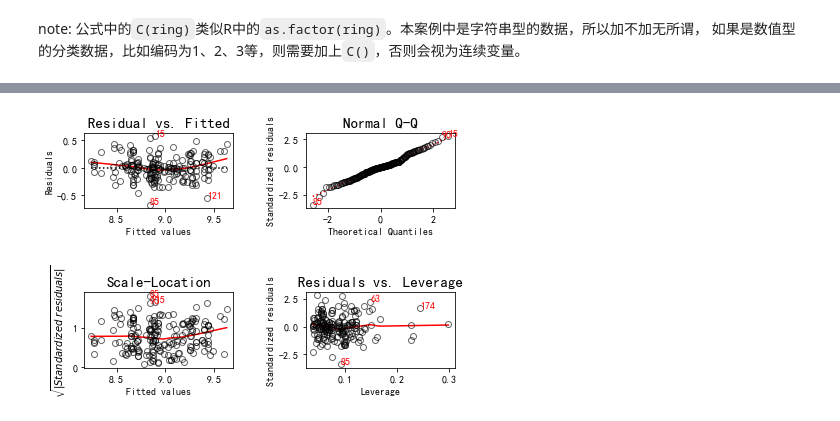
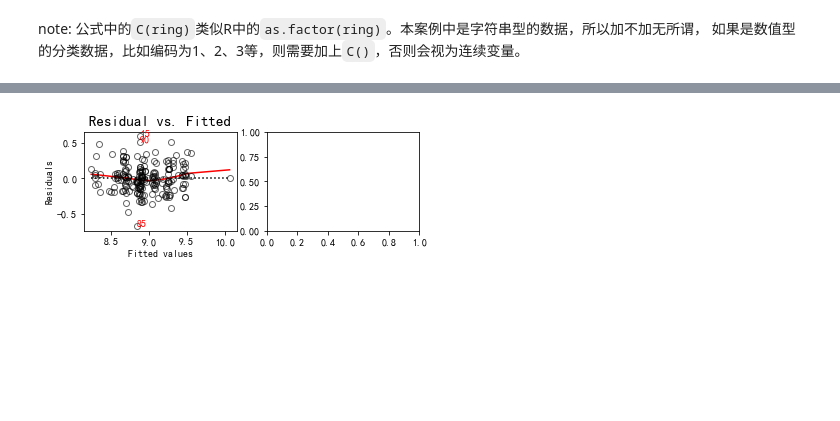
Before and after one commit to git-wy/SimplePython, a Jupyter notebook: Chapter 1 从R到Python/CH 1_2 方差分析/CH 1_2 code.ipynb, the cells around one changed output, grey strips where cells are left out. Cells and saved outputs as stored; diff of their text form; code cells hidden in the pictures; blank space fills up the shorter version.

```diff
--- a/Chapter 1 从R到Python/CH 1_2 方差分析/CH 1_2 code.ipynb
+++ b/Chapter 1 从R到Python/CH 1_2 方差分析/CH 1_2 code.ipynb
@@ -170,10 +170,10 @@ group1 group2 meandiff  lower   upper  reject
 # %%
 # 多因素方差分析 （书里太啰嗦啦，直接多因素，就包括了单因素、双因素和交互作用啦）
 
-anova_2 = smf.ols('log_price ~ C(dis)+C(ring) + C(wuye) + C(fitment) +'
+anova2 = smf.ols('log_price ~ C(dis)*C(ring) + C(wuye) + C(fitment) +'
                   'C(contype)', data=data_real).fit()
 
 # 没错！看到了熟悉了*号，和R一样，也是用*来分析交互作用的
 
-print(sma.stats.anova_lm(anova_2, typ=3))
+print(sma.stats.anova_lm(anova2, typ=3))
 # %% [output]
@@ -207,8 +208,9 @@ Warnings:
 strong multicollinearity problems or that the design matrix is singular.
 # %%
 # 模型诊断
-lmdiag.plot(anova_2)
+lmdiag.plot(anova2)
 
 # 是不是报错了？哈哈哈~如果把交互项去掉，就不会报错了，但是加了就会报错。
-# 具体啥原因我也解释不清楚。没办法，不走心的教程。各位自己解决吧~~
+# 具体啥原因我也解释不清楚，可能是因为加入交互项之后，出现了很多缺失的水平。
+# 没办法，不走心的教程。各位自己解决吧~~
 # %% [output]
@@ -216 +218 @@ lmdiag.plot(anova_2)
-[figure, old version]
+[figure, new version]
```
Also changed, not shown: parts of 13 cells of this notebook.
